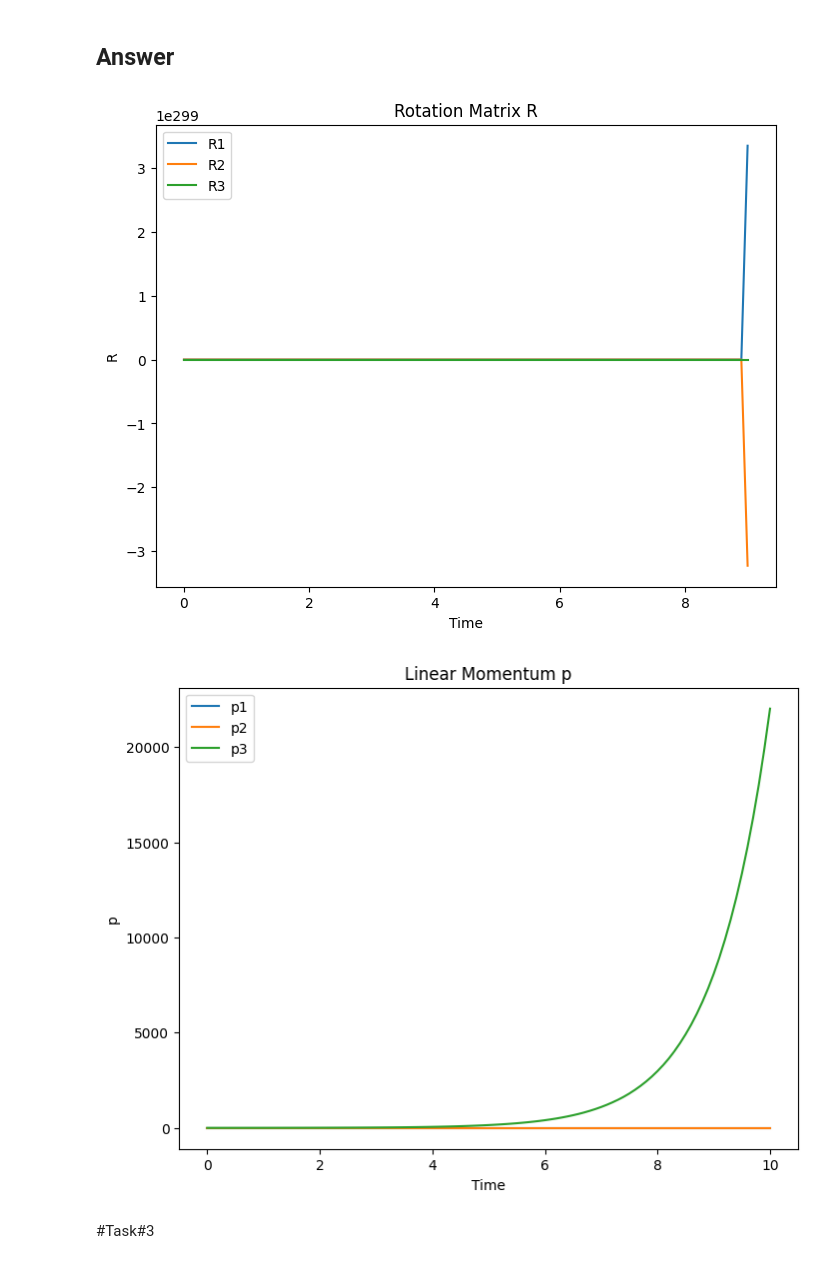
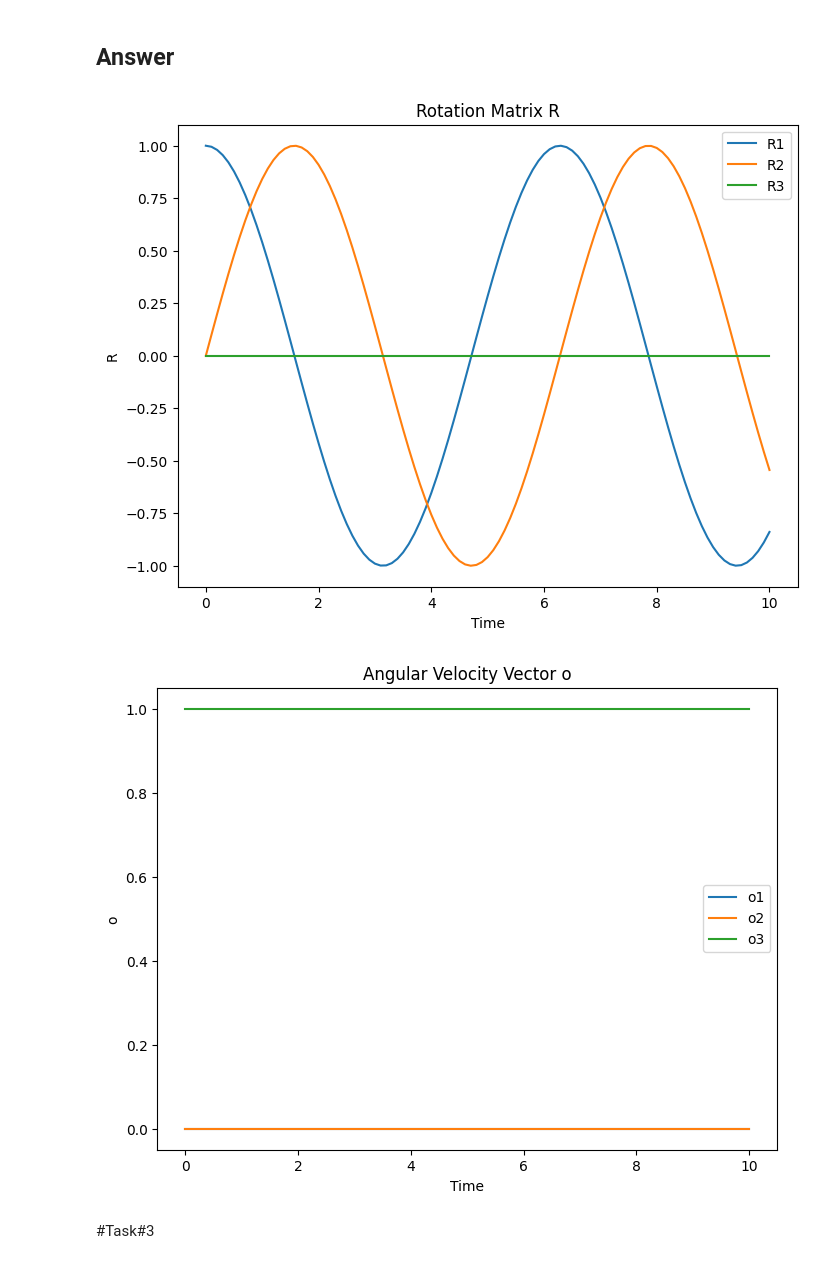
Before and after one commit to ME-UoP-ME421-Feb-2023/Kalman-CRS, a Jupyter notebook: mechanics/assignments/Group_Kalman_CRS_ControlSystems_Lab.ipynb, the cells around one changed output. Drawn from its saved outputs; the diff is of its cells as text; code cells hidden in the pictures.

```diff
--- a/mechanics/assignments/Group_Kalman_CRS_ControlSystems_Lab.ipynb
+++ b/mechanics/assignments/Group_Kalman_CRS_ControlSystems_Lab.ipynb
@@ -172,13 +172,14 @@ import matplotlib.pyplot as plt
 
 # Define the system of equations
 def equations(t, y, M, Ic_R, fe, fu, tau_e, tau_u):
-    R, p = y
+    R, o = y
 
-    omega = np.linalg.inv(Ic_R) @ p
-    R_dot = np.cross(omega, R)
-    p_dot = (1/M) * p
+    p = M * o
+    R_dot = np.cross(o, R)
+    p_dot = fe + fu
+    o_dot = np.linalg.inv(Ic_R) @ (p_dot - np.cross(o, Ic_R @ o))
 
-    return [R_dot, p_dot]
+    return [R_dot, o_dot]
 
 # Runge-Kutta 4th order method
 def runge_kutta(f, t0, y0, h, num_steps, *args):
@@ -214,46 +215,46 @@ tau_u = np.array([0.0, 0.0, 0.0])  # Manipulatable (control) part of moments
 
 # Define the initial conditions
 R0 = np.array([1.0, 0.0, 0.0])  # Initial R
-p0 = np.array([0.0, 0.0, 1.0])  # Initial p
+o0 = np.array([0.0, 0.0, 1.0])  # Initial o
 
 # Set the time step size and number of steps
 h = 0.1
 num_steps = 100
 
 # Solve the system of equations using the Runge-Kutta method
-t_values, y_values = runge_kutta(equations, 0.0, [R0, p0], h, num_steps, M, Ic_R, fe, fu, tau_e, tau_u)
+t_values, y_values = runge_kutta(equations, 0.0, [R0, o0], h, num_steps, M, Ic_R, fe, fu, tau_e, tau_u)
 
 # Convert the lists to NumPy arrays
 t_values = np.array(t_values)
 y_values = np.array(y_values)
 
-# Extract the R and p values
+# Extract the R and o values
 R_values = y_values[:, 0, :]
-p_values = y_values[:, 1, :]
+o_values = y_values[:, 1, :]
 
-# Plot the solutions for R and p against time
+# Plot the solutions for R and o against time
 plt.figure(figsize=(8, 6))
 plt.plot(t_values, R_values[:, 0], label='R1')
 plt.plot(t_values, R_values[:, 1], label='R2')
 plt.plot(t_values, R_values[:, 2], label='R3')
 plt.xlabel('Time')
 plt.ylabel('R')
 plt.title('Rotation Matrix R')
 plt.legend()
 plt.show()
 
 plt.figure(figsize=(8, 6))
-plt.plot(t_values, p_values[:, 0], label='p1')
-plt.plot(t_values, p_values[:, 1], label='p2')
-plt.plot(t_values, p_values[:, 2], label='p3')
+plt.plot(t_values, o_values[:, 0], label='o1')
+plt.plot(t_values, o_values[:, 1], label='o2')
+plt.plot(t_values, o_values[:, 2], label='o3')
 plt.xlabel('Time')
-plt.ylabel('p')
-plt.title('Linear Momentum p')
+plt.ylabel('o')
+plt.title('Angular Velocity Vector o')
 plt.legend()
 plt.show()
 # %% [output]
-[figure, old version]
+[figure, new version]
-[figure, old version]
+[figure, new version]
 # %% [markdown]
 #Task#3
 # %% [markdown]
```
